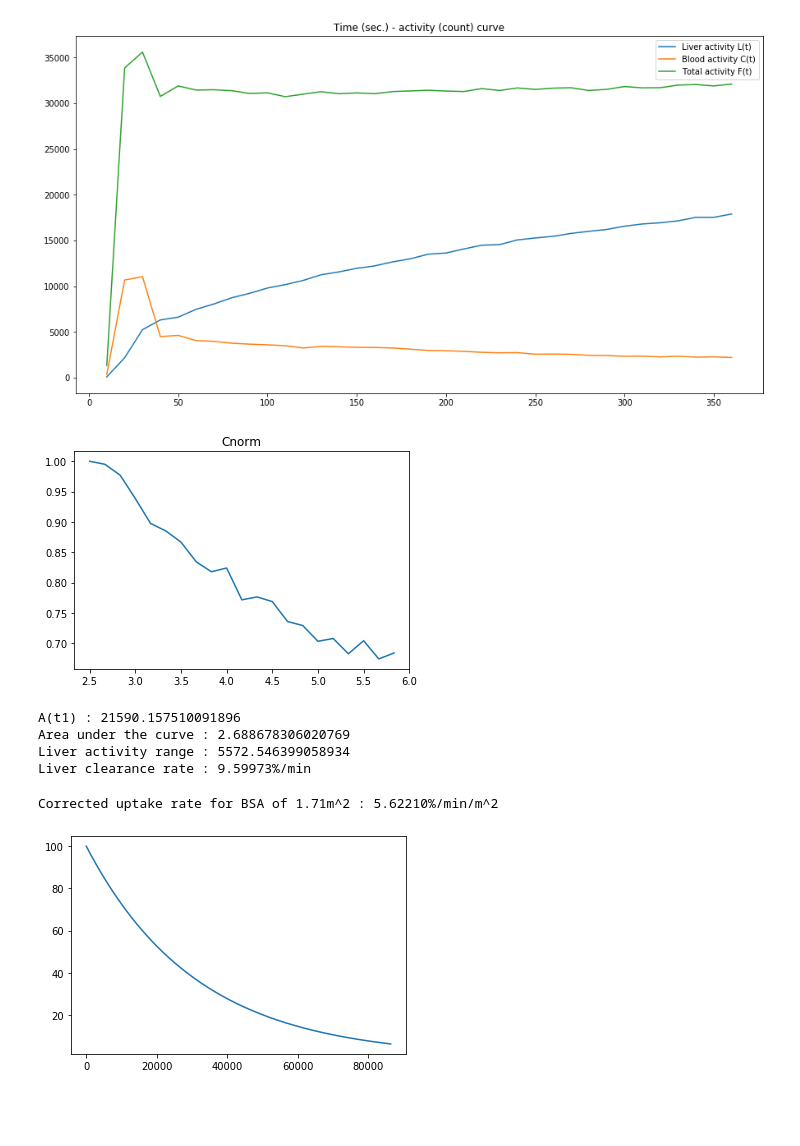
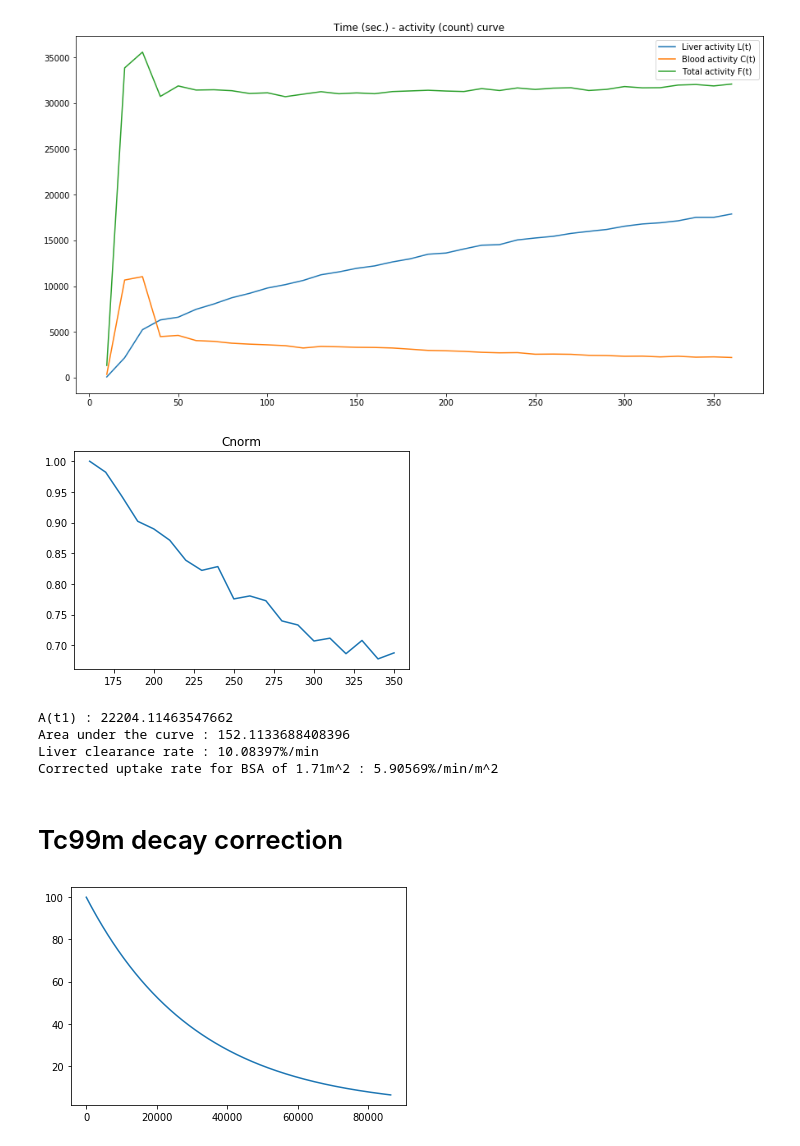
Before and after one commit to orenson/Master-thesis, a Jupyter notebook: Segmentation.ipynb, the cells around one changed output. Cells and saved outputs as stored; diff of their text form; code cells hidden in the pictures; blank space fills up the shorter version.

```diff
--- a/Segmentation.ipynb
+++ b/Segmentation.ipynb
@@ -571,38 +602,39 @@ plt.show()
 # %%
 def sec2min(sec):
     m = sec//60
     m += (sec%60)/60.0
     return(m)
 
-Cnorm = np.array(Ct[14:35])/Ct[14]
-plt.plot([sec2min(i) for i in time_steps[14:35]], Cnorm)
-plt.title('Cnorm')
-plt.show()
+def bsa(w,h):
+    return((h*w/3600)**(1/2)) # Mosteller
 
-At1 = (Ft[34]-Lt[14]-(Ft[14]-Lt[14])*Cnorm[-1])/(1-Cnorm[-1]) #Ekman eq. 8
-print('A(t1) :', At1)
+def calcul_inte(ft1, ft2, lt1, lt2, ct, time_steps):
+    Cnorm = np.array(ct)/ct[0]
+    plt.plot(time_steps, Cnorm)
+    plt.title('Cnorm')
+    plt.show()
 
-integral = trapz(Cnorm, [sec2min(i) for i in time_steps[14:35]])
-print('Area under the curve :', integral)
+    At1 = (ft2-lt1-(ft1-lt1)*Cnorm[-1])/(1-Cnorm[-1]) #Ekman eq. 8
+    print('A(t1) :', At1)
 
-LClr = (Lt[34]-Lt[14])/(At1*integral) #Ekman eq. 4
-print('Liver activity range :', Lt[34]-Lt[14])
-print('Liver clearance rate : {:.5f}%/min'.format(LClr*100))
+    integral = trapz(Cnorm, time_steps)
+    print('Area under the curve :', integral)
+
+    LClr = 60*(lt2-lt1)/(At1*integral) #Ekman eq. 4
+    print('Liver clearance rate : {:.5f}%/min'.format(LClr*100))
+
+    corrected = LClr/bsa(64, 164)
+    print('Corrected uptake rate for BSA of {:.2f}m^2 : {:.5f}%/min/m^2'.format(bsa(64, 164), corrected*100))
+
+calcul_inte(Ft[15], Ft[35], Lt[15], Lt[35], Ct[15:35], time_steps[15:35])
 # %% [output]
-[figure, old version]
+[figure, new version]
-A(t1) : 21590.157510091896
-Area under the curve : 2.688678306020769
-Liver activity range : 5572.546399058934
-Liver clearance rate : 9.59973%/min
+A(t1) : 22204.11463547662
+Area under the curve : 152.1133688408396
+Liver clearance rate : 10.08397%/min
+Corrected uptake rate for BSA of 1.71m^2 : 5.90569%/min/m^2
-# %%
-w = 64.0
-h = 164
-bsa = 0.024265*(w**(0.5378))*(h**(0.3964))     # Haycock
-bsa = (h*w/3600)**(1/2)                        # Mosteller
-corrected = LClr/bsa
-print('Corrected uptake rate for BSA of {:.2f}m^2 : {:.5f}%/min/m^2'.format(bsa, corrected*100))
-# %% [output]
-Corrected uptake rate for BSA of 1.71m^2 : 5.62210%/min/m^2
+# %% [markdown]
+# Tc99m decay correction
 # %%
 l = 0.69315/(6*60*60)
 x = [i for i in range(0,24*60*60,2)]
```
Also changed, not shown: parts of 8 cells of this notebook, 4 other files.
